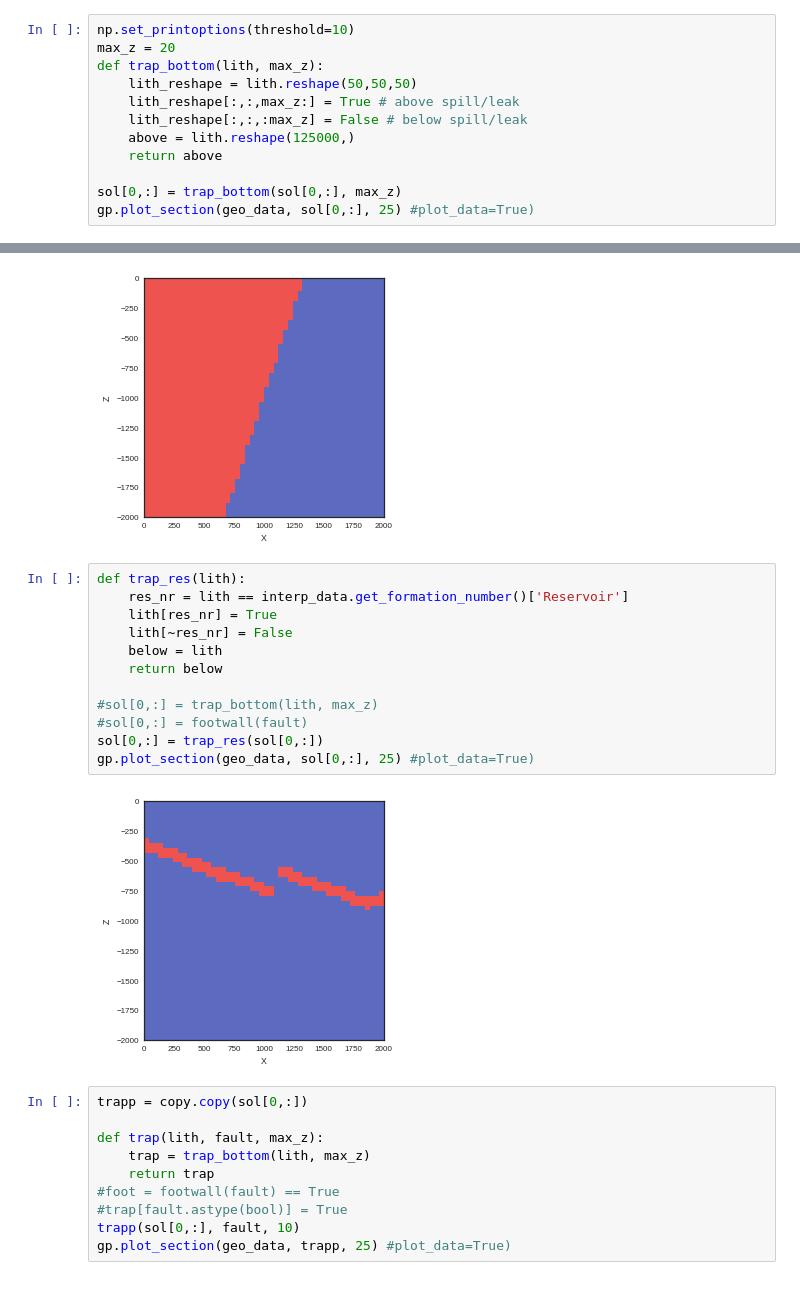
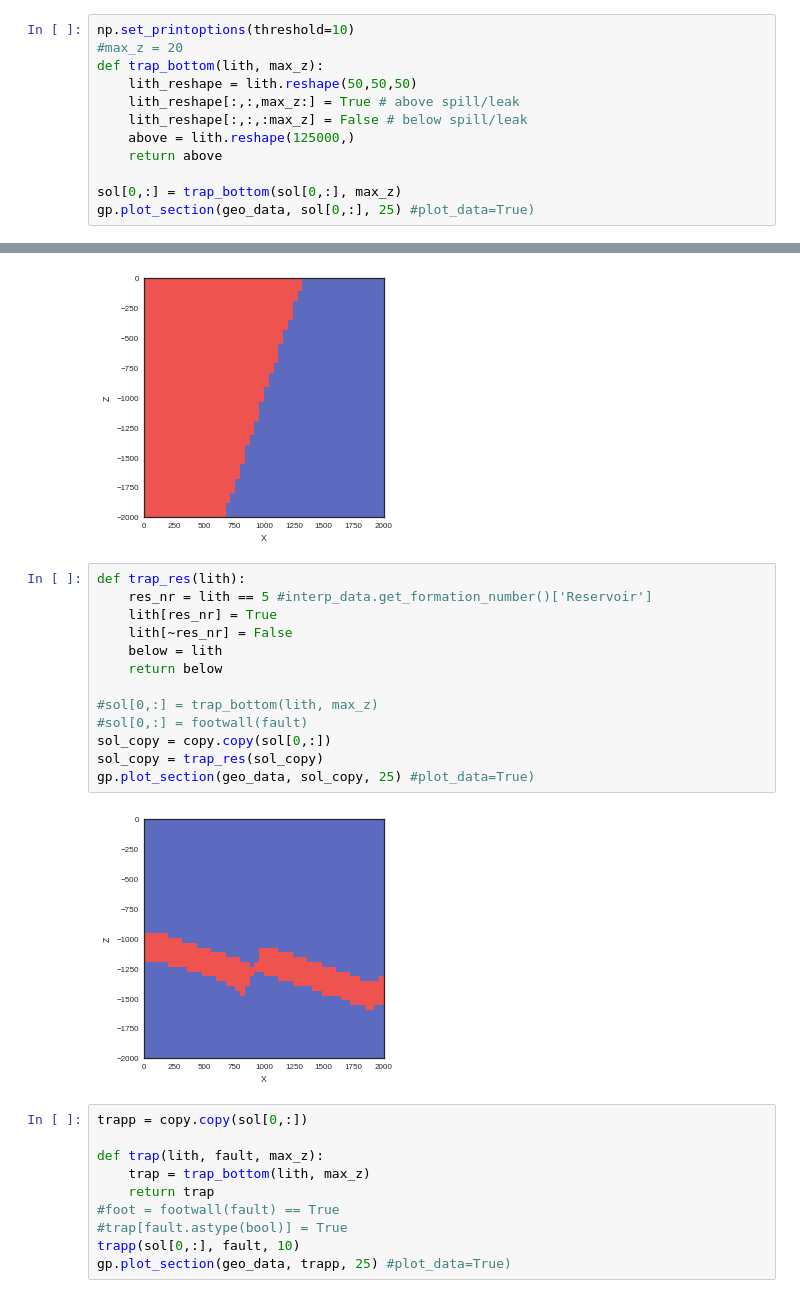
Before and after one commit to nre-aachen/Theses, a Jupyter notebook: Risk analysis/Notebooks/3D uncertainty.ipynb, the cells around one changed output, grey strips where cells are left out. Saved outputs shown, nothing was run; the diff lists cells and outputs as text.

```diff
--- a/Risk analysis/Notebooks/3D uncertainty.ipynb
+++ b/Risk analysis/Notebooks/3D uncertainty.ipynb
@@ -240,7 +264,7 @@ def max_res_vol(lith, fault, res_surf):
     return(res_vol)
 # %%
 np.set_printoptions(threshold=10)
-max_z = 20
+#max_z = 20
 def trap_bottom(lith, max_z):
     lith_reshape = lith.reshape(50,50,50)
     lith_reshape[:,:,max_z:] = True # above spill/leak
@@ -263,18 +287,19 @@ gp.plot_section(geo_data, sol[0,:], 25) #plot_data=True)
 [figure]
 # %%
 def trap_res(lith):
-    res_nr = lith == interp_data.get_formation_number()['Reservoir']
+    res_nr = lith == 5 #interp_data.get_formation_number()['Reservoir']
     lith[res_nr] = True
     lith[~res_nr] = False
     below = lith
     return below
 
 #sol[0,:] = trap_bottom(lith, max_z)
 #sol[0,:] = footwall(fault)
-sol[0,:] = trap_res(sol[0,:])
-gp.plot_section(geo_data, sol[0,:], 25) #plot_data=True)
+sol_copy = copy.copy(sol[0,:])
+sol_copy = trap_res(sol_copy)
+gp.plot_section(geo_data, sol_copy, 25) #plot_data=True)
 # %% [output]
-[figure, old version]
+[figure, new version]
 # %%
 trapp = copy.copy(sol[0,:])
 
```
Also changed, not shown: parts of 11 cells of this notebook.
